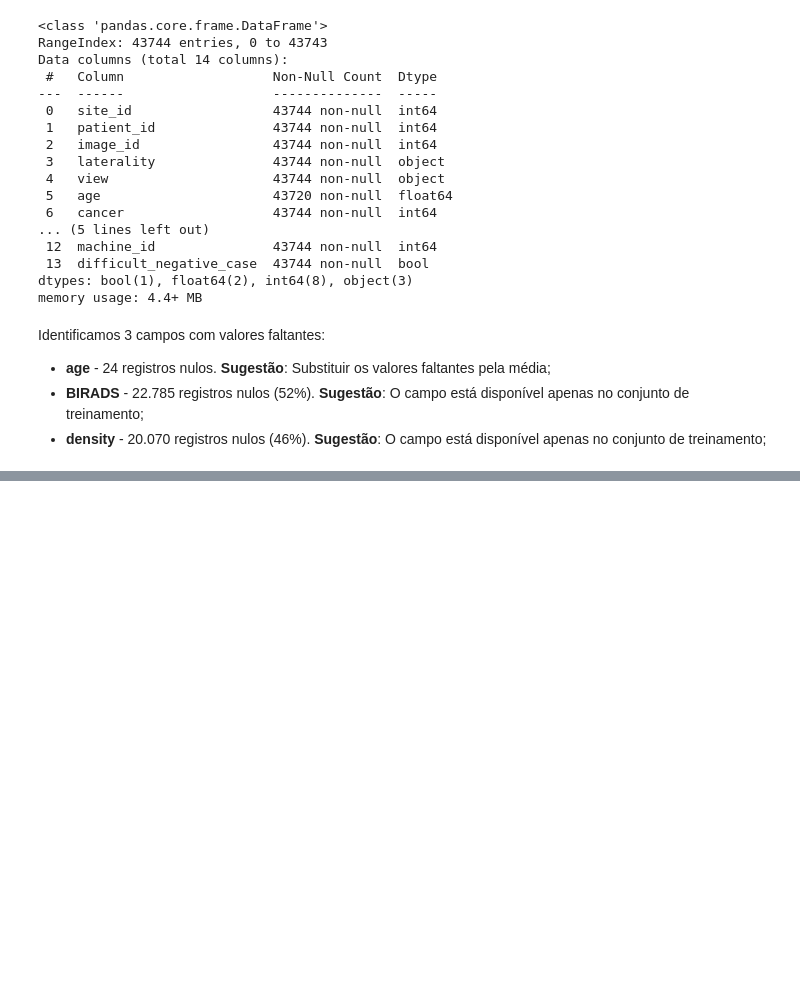
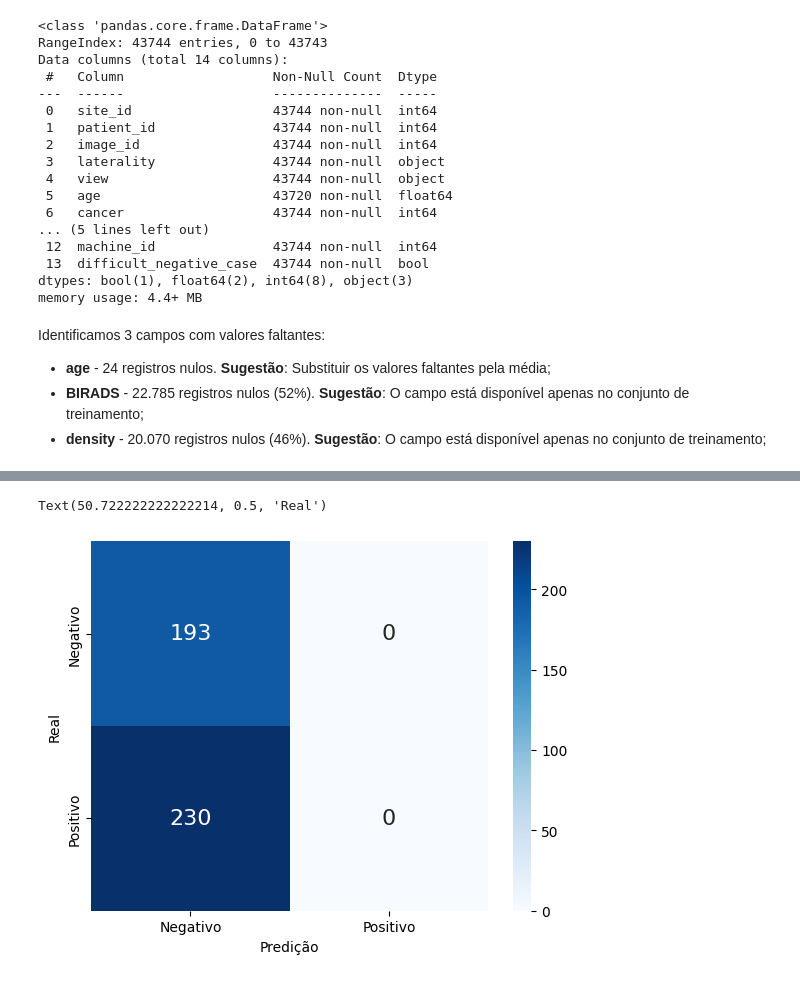
Before and after one commit to Redes-Neuroticas/BreastCancerDetection, a Jupyter notebook: inf0619_EDA_RPL.ipynb, the cells around one changed output, grey strips where cells are left out. Cells and saved outputs as stored; diff of their text form; code cells hidden in the pictures; blank space fills up the shorter version.

```diff
--- a/inf0619_EDA_RPL.ipynb
+++ b/inf0619_EDA_RPL.ipynb
@@ -142,0 +323,15 @@ plt.imshow(load_images_from_folder(col_dir)[1], cmap = "jet").set_cmap('jet')
+# %%
+# Criando geradores de imagem para o tensorflow:
+train_datagen = ImageDataGenerator(rescale = 1./255., zoom_range = 0.2)
+val_datagen = ImageDataGenerator(rescale = 1./255.,)
+# %%
+train_generator = train_datagen.flow_from_directory(
+    dir_path_train,
+    target_size = (1024, 512),
+    batch_size = 32,
+    class_mode = 'binary')
+validation_generator = val_datagen.flow_from_directory(
+        dir_path_val,
+        target_size = (1024, 512),
+        batch_size = 16,
+        class_mode = 'binary')
@@ -142,0 +441,26 @@ plt.imshow(load_images_from_folder(col_dir)[1], cmap = "jet").set_cmap('jet')
+# %%
+#model_resnet50 = load_model('baseline_resnet50.h5')
+
+#pred_resnet50 = model_resnet50.predict(validation_generator)
+
+y_pred_resnet50 = []
+for prob in pred_resnet50:
+    if prob >= 0.5:
+        y_pred_resnet50.append(1)
+    else:
+        y_pred_resnet50.append(0)
+
+y_true = validation_generator.classes
+
+cm = confusion_matrix(y_true, y_pred_resnet50)
+
+class_names = ['Negativo', 'Positivo']
+
+ax = sns.heatmap(cm, annot = True, fmt = '.0f', cmap = "Blues", annot_kws = {"size": 16},\
+           xticklabels = class_names, yticklabels = class_names)
+
+ax.set_xlabel("Predição")
+ax.set_ylabel("Real")
+# %% [output]
+Text(50.722222222222214, 0.5, 'Real')
+[figure, added]
```
Also changed, not shown: parts of 24 cells of this notebook.
